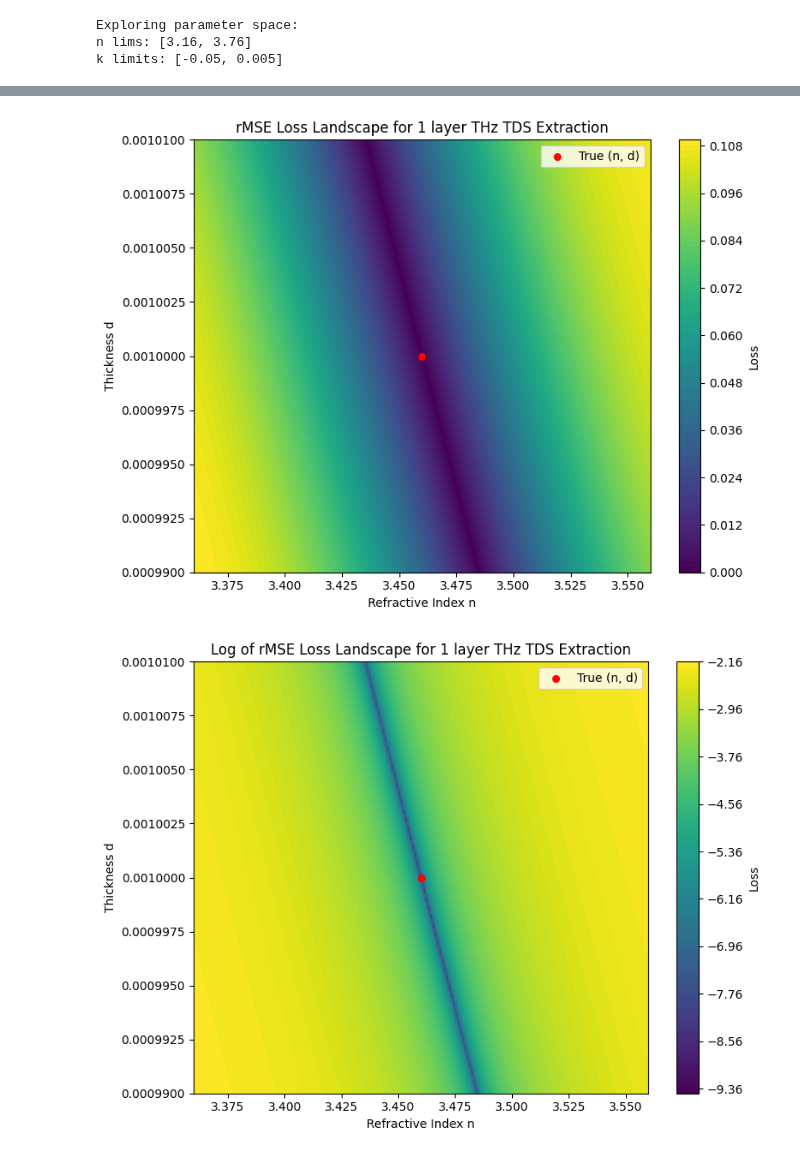
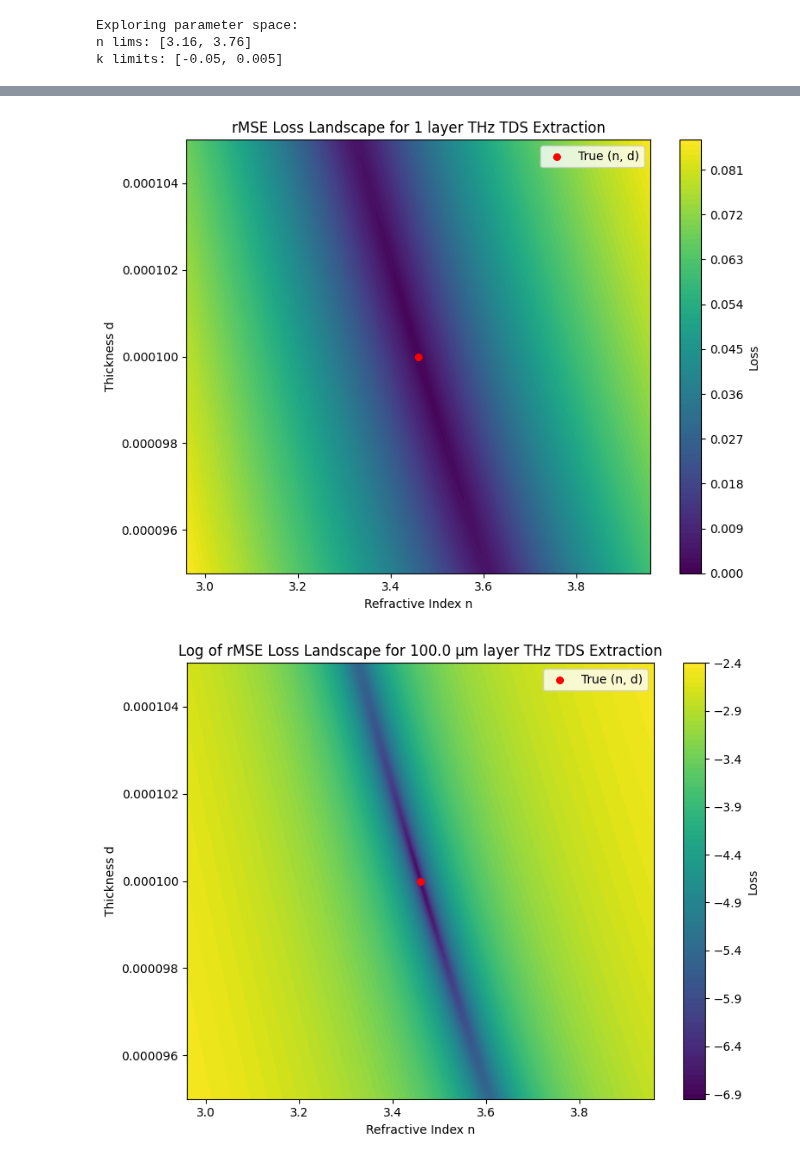
Before and after one commit to tls54/THz-TDS, a Jupyter notebook: Transfer Matrix Method/Experimental_reference.ipynb, the cells around one changed output, grey strips where cells are left out. Drawn from its saved outputs; the diff is of its cells as text; code cells hidden in the pictures.

Commit message:
Experimental thin film testing, updated test case in simulate

```diff
--- a/Transfer Matrix Method/Experimental_reference.ipynb
+++ b/Transfer Matrix Method/Experimental_reference.ipynb
@@ -63,28 +66,30 @@ delta_t: 0.049999999999954525 ps
 # %% [markdown]
 ## Test Single layer simulated sample with experimental reference pulse
 # %%
-# Convert refence pulse to tensor
-reference_pulse = torch.tensor(reference_pulse, dtype=torch.float32)
-
 # Convert delta_t to seconds from pico seconds
 deltat = deltat * 1e-12
 
 # Material params
-n1, k1, d1 = 3.46, -0.001, 1e-3
+n1, k1, d1 = 3.46, -0.001, 100e-6
+
+# Calculate min optical path and real optical path
+min_optical_path = (0.049999999999954525e-12) * 3e8
+print(f'Minimum Optical path resolvable: {(min_optical_path)* 1e6} µm')
+print(f'Optical path of a single path: {(n1 * d1)* 1e6} µm')
 
 # Experimental material parameters (ground truth)
 material_params_exp = [(n1+1j*k1, d1)]
 
 # Simulate the experimental data
-_, experimental_pulse = simulate_parallel(reference_pulse, material_params_exp, deltat, noise_level=0)
+_, experimental_pulse = simulate_parallel(reference_pulse, material_params_exp, deltat, noise_level=0.001)
 experimental_pulse = experimental_pulse[:L]
 
-
+print(f'\nMaterial Params:')
 print(material_params_exp)
 plt.figure(figsize=(12,4))
 plt.title('Time Domain of THz Pulse through single layered sample.')
 plt.plot(t_axis, reference_pulse, label='Reference Pulse')
-plt.plot(t_axis, experimental_pulse.detach().cpu().numpy(), label='Experimental Pulse')
+plt.plot(t_axis, experimental_pulse.detach().cpu().numpy(), label='Sample Pulse')
 plt.xlabel('Time, t [ps]')
 plt.legend()
 plt.show()
@@ -333,7 +370,7 @@ plt.show()
 # %%
 # Define your grid resolution
-n_vals = np.linspace(n_true - 0.1, n_true + 0.1, 200)
-d_vals = np.linspace(d_true - 0.01e-3, d_true + 0.01e-3, 200)
+n_vals = np.linspace(n_true - 0.5, n_true + 0.5, 200)
+d_vals = np.linspace(d_true - 5e-6, d_true + 5e-6, 200)
 n_grid, d_grid = np.meshgrid(n_vals, d_vals)
 # %%
 loss_fn = gen_loss_function  # Accepts (y_sim, y_exp) and returns a scalar
@@ -368,19 +405,19 @@ plt.legend()
 plt.tight_layout()
 plt.show()
 # %% [output]
-[figure, old version]
+[figure, new version]
 # %%
 import matplotlib.pyplot as plt
 
 plt.figure(figsize=(8, 6))
 plt.contourf(n_grid, d_grid, log_loss_grid, levels=100, cmap='viridis')
 plt.colorbar(label="Loss")
 plt.scatter(n_true, d_true, color='red', label="True (n, d)", s=30)
 plt.xlabel("Refractive Index n")
 plt.ylabel("Thickness d")
-plt.title("Log of rMSE Loss Landscape for 1 layer THz TDS Extraction")
+plt.title(f"Log of rMSE Loss Landscape for {d1*1e6} µm layer THz TDS Extraction")
 plt.legend()
 plt.tight_layout()
 plt.show()
 # %% [output]
-[figure, old version]
+[figure, new version]
```
Also changed, not shown: parts of 14 cells of this notebook, 1 other file.
